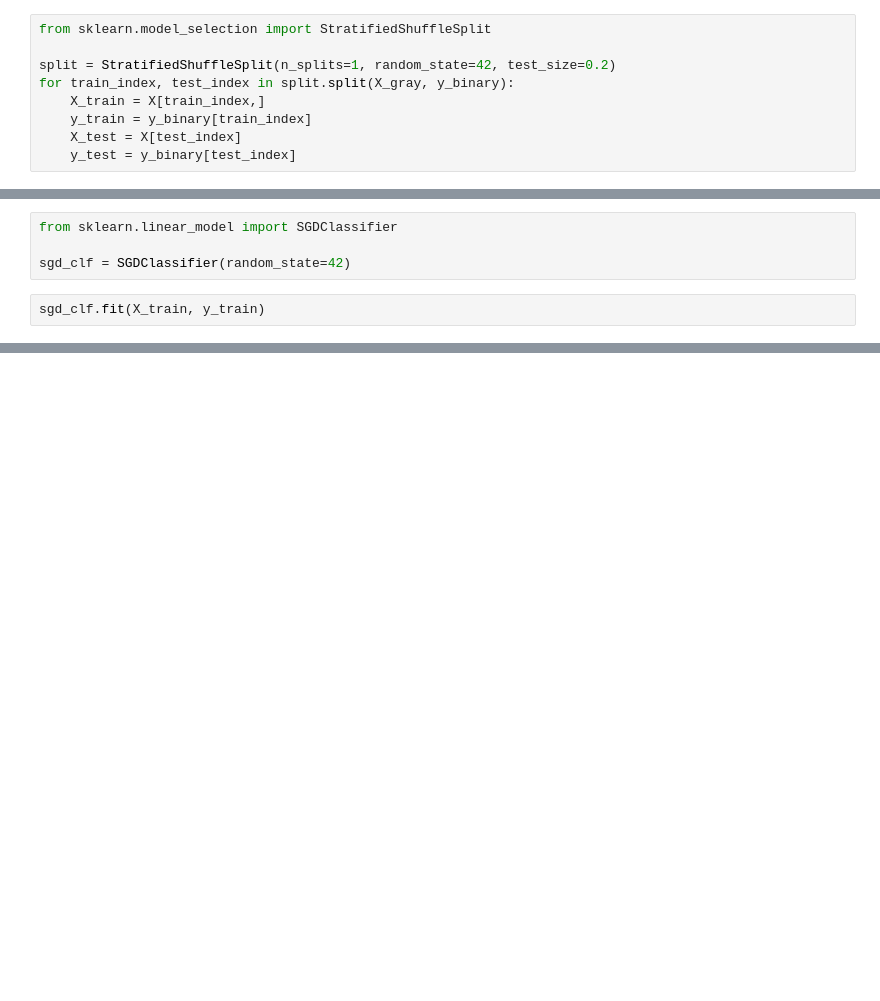
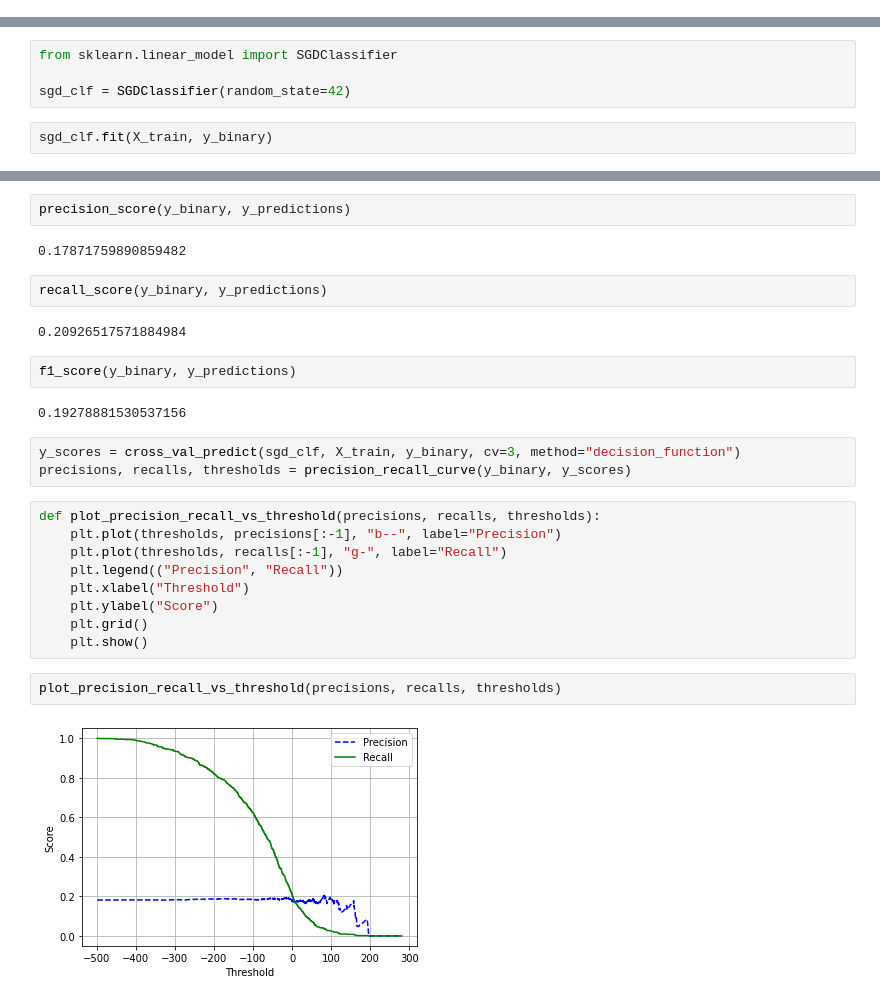
Before and after one commit to Kaushalkhokhar/complete-ml, a Jupyter notebook: projects/classification/flowers.ipynb, the cells around one changed output, grey strips where cells are left out. Cells and saved outputs as stored; diff of their text form; blank space fills up the shorter version.

```diff
--- a/projects/classification/flowers.ipynb
+++ b/projects/classification/flowers.ipynb
@@ -260,9 +291,0 @@ y_binary = y == 2
-# %%
-from sklearn.model_selection import StratifiedShuffleSplit
-
-split = StratifiedShuffleSplit(n_splits=1, random_state=42, test_size=0.2)
-for train_index, test_index in split.split(X_gray, y_binary):
-    X_train = X[train_index,]
-    y_train = y_binary[train_index]
-    X_test = X[test_index]
-    y_test = y_binary[test_index]
@@ -290,5 +298,5 @@ from sklearn.linear_model import SGDClassifier
 
 sgd_clf = SGDClassifier(random_state=42)
 # %%
-sgd_clf.fit(X_train, y_train)
+sgd_clf.fit(X_train, y_binary)
 # %% [output]
@@ -295,0 +358,28 @@ ValueError: Found input variables with inconsistent numbers of samples: [1, 3451
+# %%
+precision_score(y_binary, y_predictions)
+# %% [output]
+0.17871759890859482
+# %%
+recall_score(y_binary, y_predictions)
+# %% [output]
+0.20926517571884984
+# %%
+f1_score(y_binary, y_predictions)
+# %% [output]
+0.19278881530537156
+# %%
+y_scores = cross_val_predict(sgd_clf, X_train, y_binary, cv=3, method="decision_function")
+precisions, recalls, thresholds = precision_recall_curve(y_binary, y_scores)
+# %%
+def plot_precision_recall_vs_threshold(precisions, recalls, thresholds):
+    plt.plot(thresholds, precisions[:-1], "b--", label="Precision")
+    plt.plot(thresholds, recalls[:-1], "g-", label="Recall")
+    plt.legend(("Precision", "Recall"))
+    plt.xlabel("Threshold")
+    plt.ylabel("Score")
+    plt.grid()
+    plt.show()
+# %%
+plot_precision_recall_vs_threshold(precisions, recalls, thresholds)
+# %% [output]
+[figure, added]
```
Also changed, not shown: parts of 57 cells of this notebook, 3 other files.
